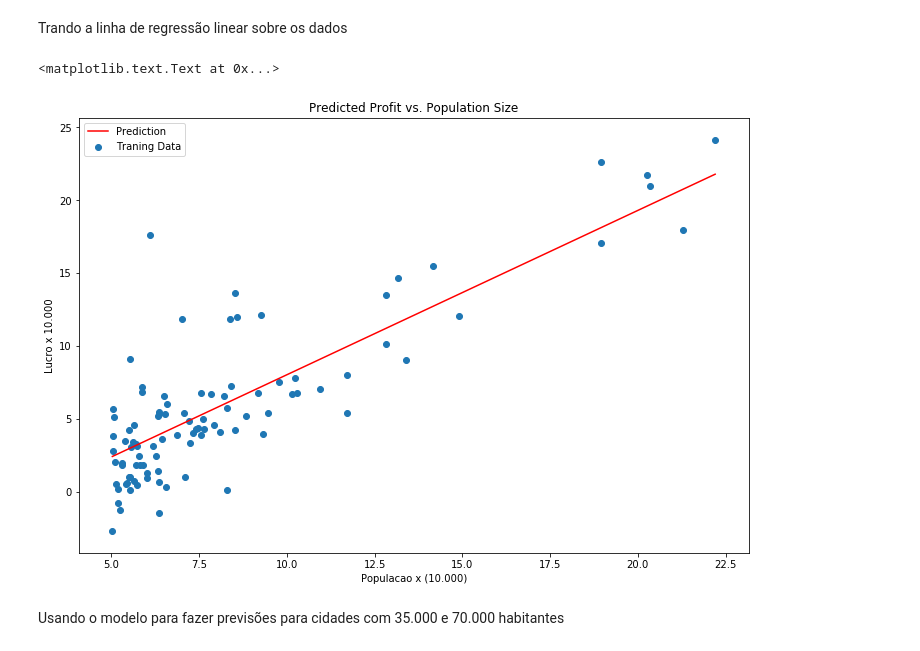
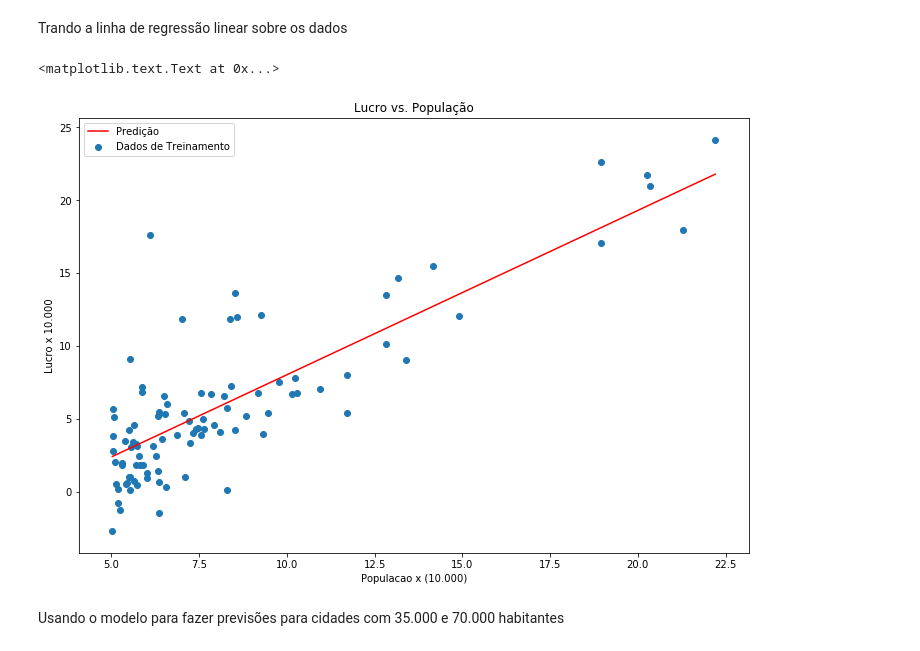
Before and after one commit to ramonsilvanet/AM_Trabalho1, a Jupyter notebook: exercicio_1_regressao_linear_simplesi.ipynb, the cells around one changed output. Cells and saved outputs as stored; diff of their text form; code cells hidden in the pictures.

```diff
--- a/exercicio_1_regressao_linear_simplesi.ipynb
+++ b/exercicio_1_regressao_linear_simplesi.ipynb
@@ -92,17 +74,17 @@ Trando a linha de regressão linear sobre os dados
 # %%
 x = np.linspace(data[x_label].min(), data[x_label].max(), 100)
 f = g[0, 0] + (g[0, 1] * x)
 
 fig, ax = plt.subplots(figsize=(12,8))
-ax.plot(x, f, 'r', label='Prediction')
-ax.scatter(data[x_label], data[y_label], label='Traning Data')
+ax.plot(x, f, 'r', label='Predição')
+ax.scatter(data[x_label], data[y_label], label='Dados de Treinamento')
 ax.legend(loc=2)
 ax.set_xlabel(x_label)
 ax.set_ylabel(y_label)
-ax.set_title('Predicted Profit vs. Population Size')
+ax.set_title('Lucro vs. População')
 # %% [output]
 <matplotlib.text.Text at 0x...>
-[figure, old version]
+[figure, new version]
 # %% [markdown]
 Usando o modelo para fazer previsões para cidades com 35.000 e 70.000 habitantes
 # %%
```
Also changed, not shown: parts of 1 cell of this notebook, 2 other files.
